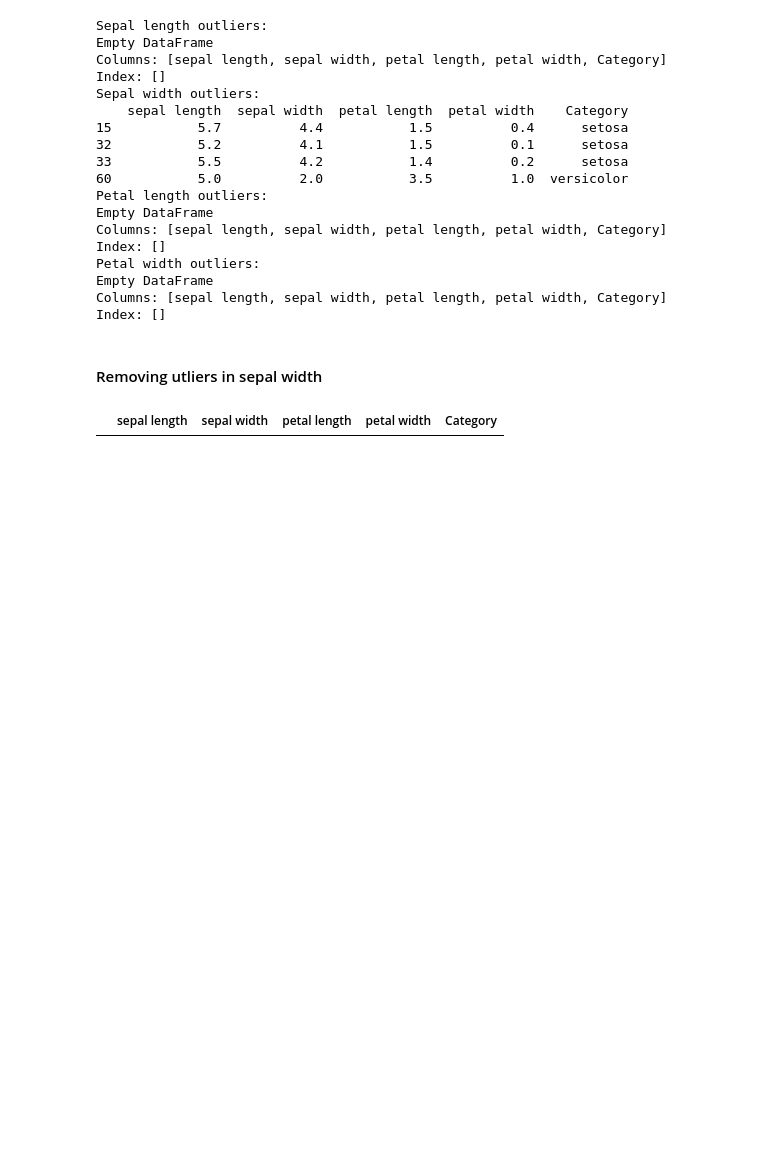
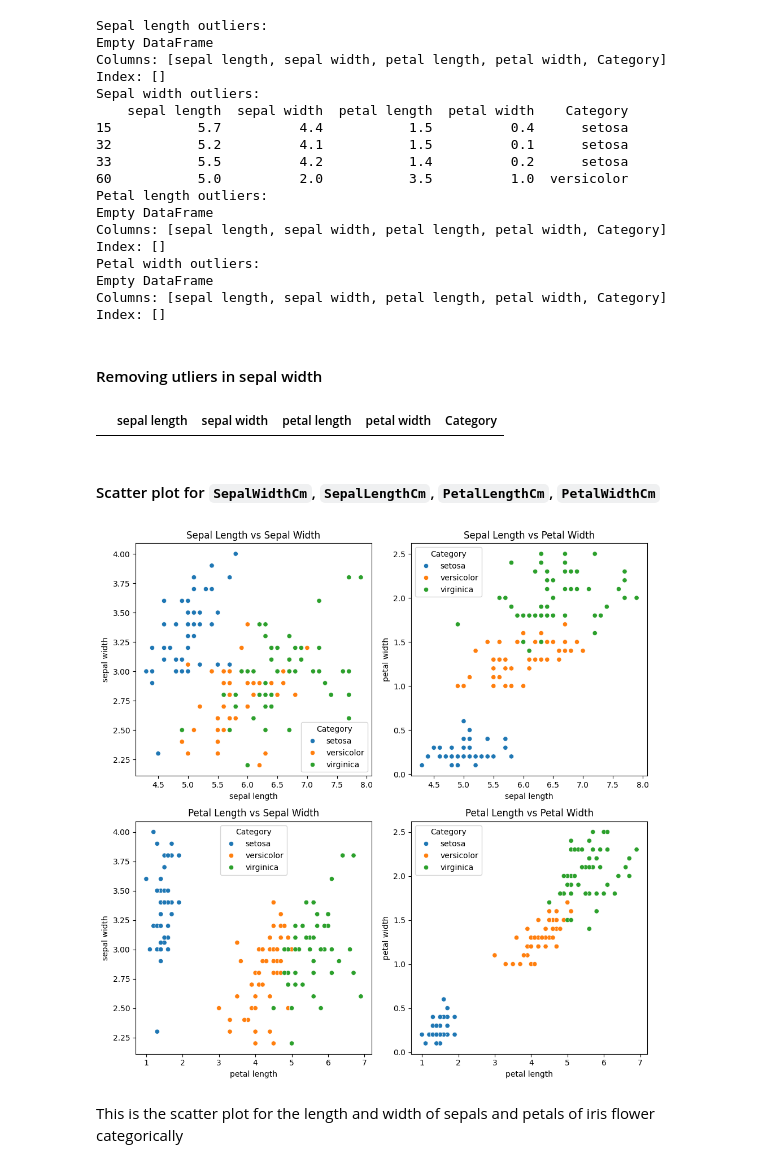
Before and after one commit to AdityaMore7000/PICT-CE-SEM-6, a Jupyter notebook: DSBDAL/Assignment-6/Assignment-6.ipynb, the cells around one changed output. Drawn from its saved outputs; the diff is of its cells as text; code cells hidden in the pictures; blank space fills up the shorter version.

Commit message:
add scatter plots

```diff
--- a/DSBDAL/Assignment-6/Assignment-6.ipynb
+++ b/DSBDAL/Assignment-6/Assignment-6.ipynb
@@ -193,3 +194,32 @@ sw_outliers = df[(df['sepal width']<sw_lb) | (df['sepal width']> sw_ub)]
 sw_outliers
 # %% [output]
 |  | sepal length | sepal width | petal length | petal width | Category |
+# %% [markdown]
+#### Scatter plot for `SepalWidthCm`, `SepalLengthCm`, `PetalLengthCm`, `PetalWidthCm`
+# %%
+# Create a figure instance, and the two subplots
+fig, axs = plt.subplots(2, 2, figsize=(10, 10))
+
+# Plot Sepal Length vs Sepal Width
+sns.scatterplot(data=df, x='sepal length', y='sepal width', hue='Category', ax=axs[0, 0])
+axs[0, 0].set_title('Sepal Length vs Sepal Width')
+
+# Plot Sepal Length vs Petal Width
+sns.scatterplot(data=df, x='sepal length', y='petal width', hue='Category', ax=axs[0, 1])
+axs[0, 1].set_title('Sepal Length vs Petal Width')
+
+# Plot Petal Length vs Sepal Width
+sns.scatterplot(data=df, x='petal length', y='sepal width', hue='Category', ax=axs[1, 0])
+axs[1, 0].set_title('Petal Length vs Sepal Width')
+
+# Plot Petal Length vs Petal Width
+sns.scatterplot(data=df, x='petal length', y='petal width', hue='Category', ax=axs[1, 1])
+axs[1, 1].set_title('Petal Length vs Petal Width')
+
+# Show the plot
+plt.tight_layout()
+plt.show()
+# %% [output]
+[figure, added]
+# %% [markdown]
+This is the scatter plot for the length and width of sepals and petals of iris flower categorically
```
Also changed, not shown: parts of 1 cell of this notebook.
